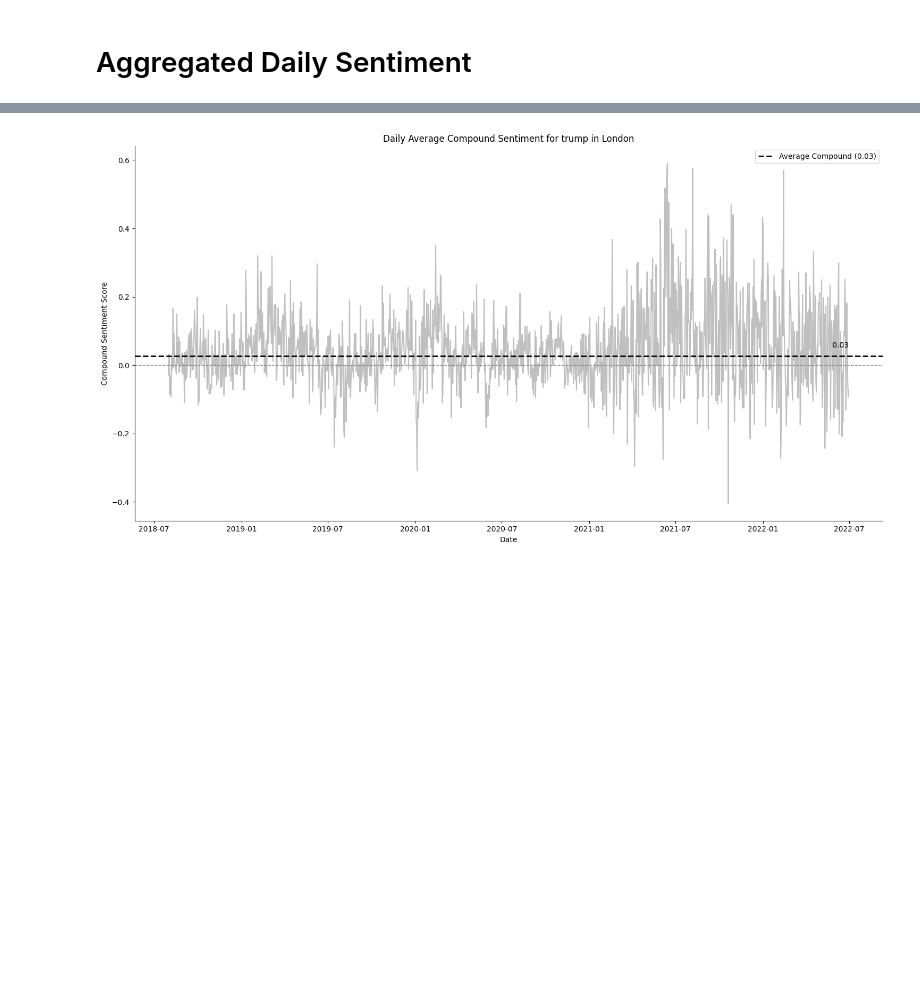
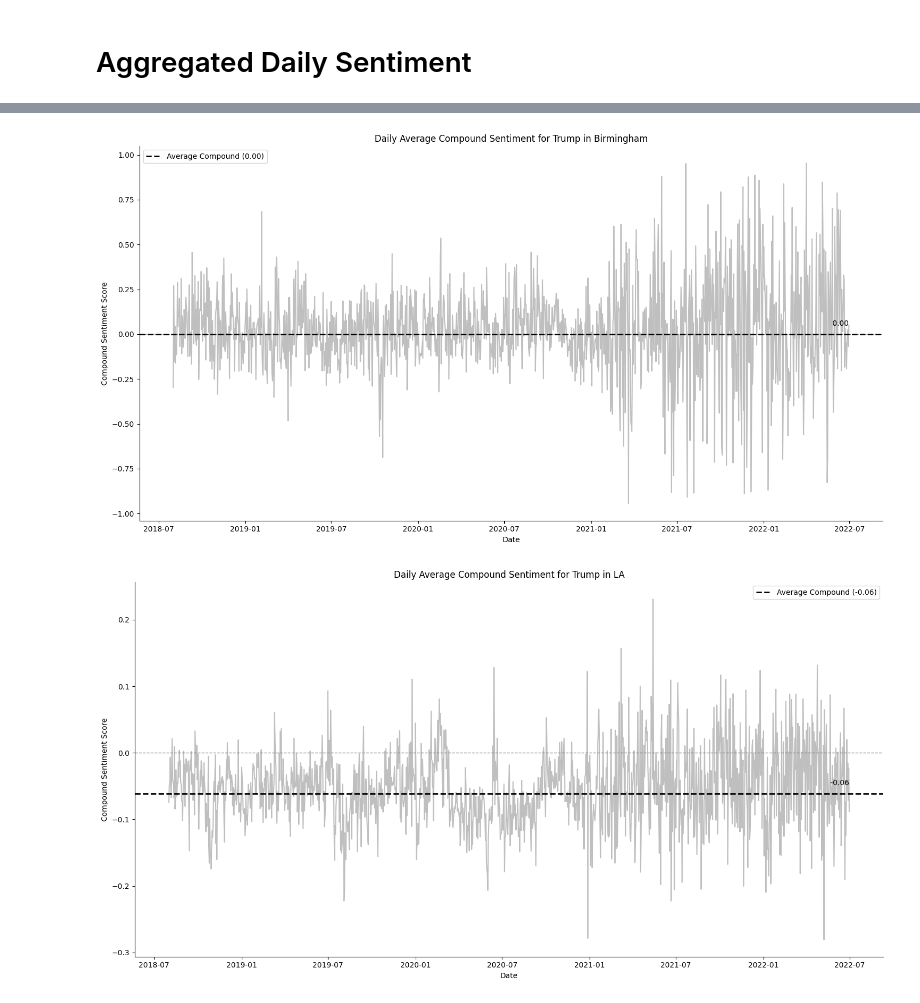
Before and after one commit to lgiesen/twitter-sentiment-analysis-politicians, a Jupyter notebook: analysis-events.ipynb, the cells around one changed output, grey strips where cells are left out. Drawn from its saved outputs; the diff is of its cells as text; code cells hidden in the pictures; blank space fills up the shorter version.

Commit message:
:sparkles: get overall compound sentiment score values per location

```diff
--- a/analysis-events.ipynb
+++ b/analysis-events.ipynb
@@ -14,5 +13,5 @@ timeframe = ('2018-08-01', '2022-07-31')
 # %% [markdown]
 # Aggregated Daily Sentiment
 # %%
-data = pd.read_pickle(f'{data_path}ai-generated/trump.csv.pkl')
+# data = pd.read_pickle(f'{data_path}trump.pkl')
 # %%
@@ -89,7 +78,7 @@ def plot_sentiment_with_highlights_and_timeframes(daily_sentiment, title, signif
 
     plt.show()
 # %%
-def visualize_daily_sentiment(filepath, title, significant_points=None):
+def visualize_daily_sentiment(filepath, title, save_path=None, significant_points=None):
     data =  pd.read_pickle(filepath)
     data, daily_sentiment = add_day_and_get_daily_sentiment(data)
     average_compound = get_compound_mean(data)
@@ -99,10 +88,14 @@ def visualize_daily_sentiment(filepath, title, significant_points=None):
                                               title,
                                               significant_points=significant_points,
                                               colors=colors,
-                                              average_compound=average_compound)
+                                              average_compound=average_compound,
+                                              save_path=save_path)
 # %%
-city = cities [2]
-president = presidents[0]
-visualize_daily_sentiment(f'{data_path}ai-generated/{president}-{city}.csv.pkl', f'Daily Average Compound Sentiment for {president.capitalize()} in {city}', save_path=f'visualizations/{president}-{city}.png')
+for president in presidents:
+    for location in (cities + countries):
+        title = f'Daily Average Compound Sentiment for {president.capitalize()} in {location}'
+        filepath = f'{data_path}{president}-{location}.pkl'
+        visualize_daily_sentiment(filepath, title, save_path=f'visualizations/{president}-{location}.png')
 # %% [output]
-[figure, old version]
+[figure, new version]
+[figure, added]
```
Also changed, not shown: parts of 7 cells of this notebook, 29 other files.
